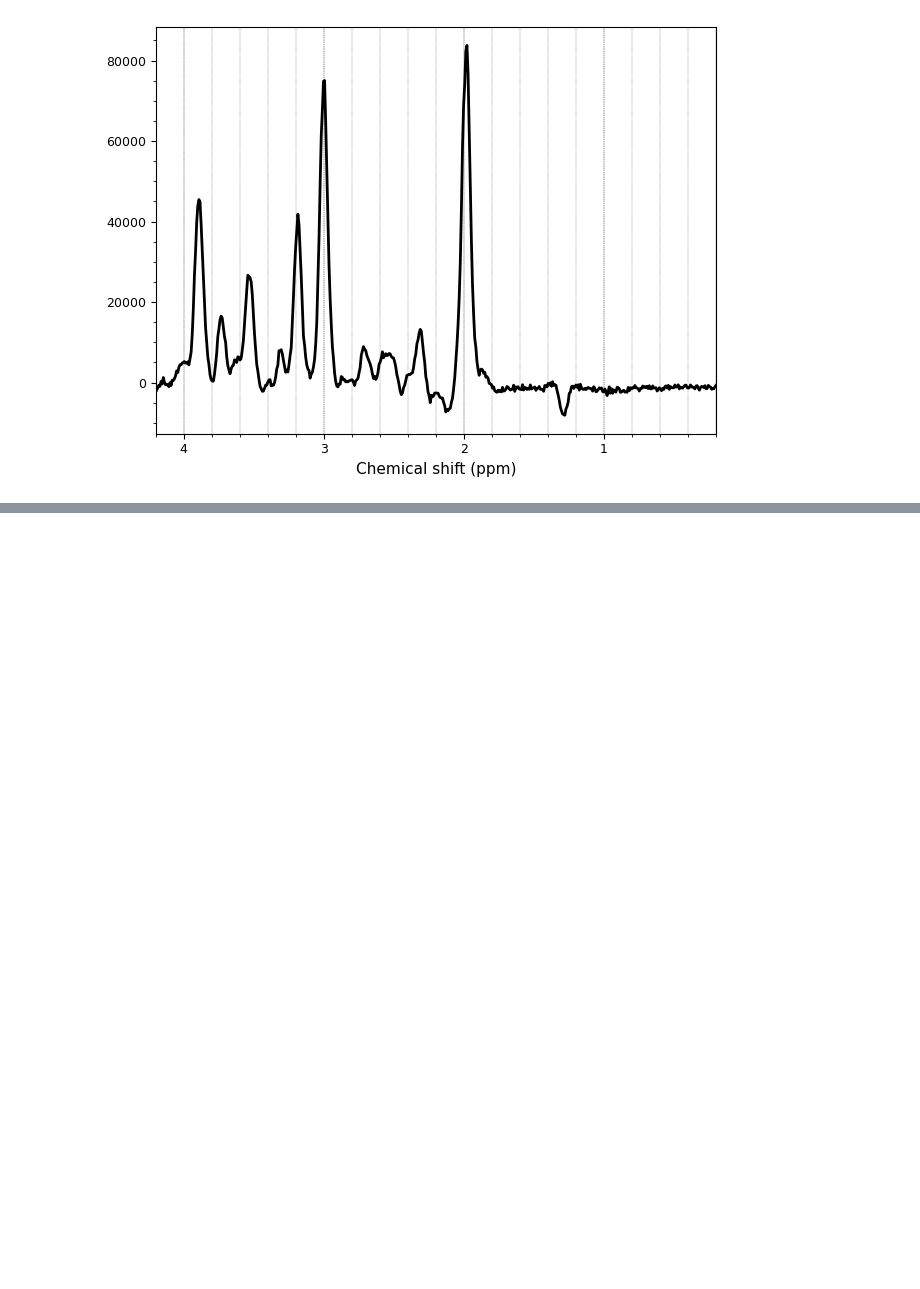
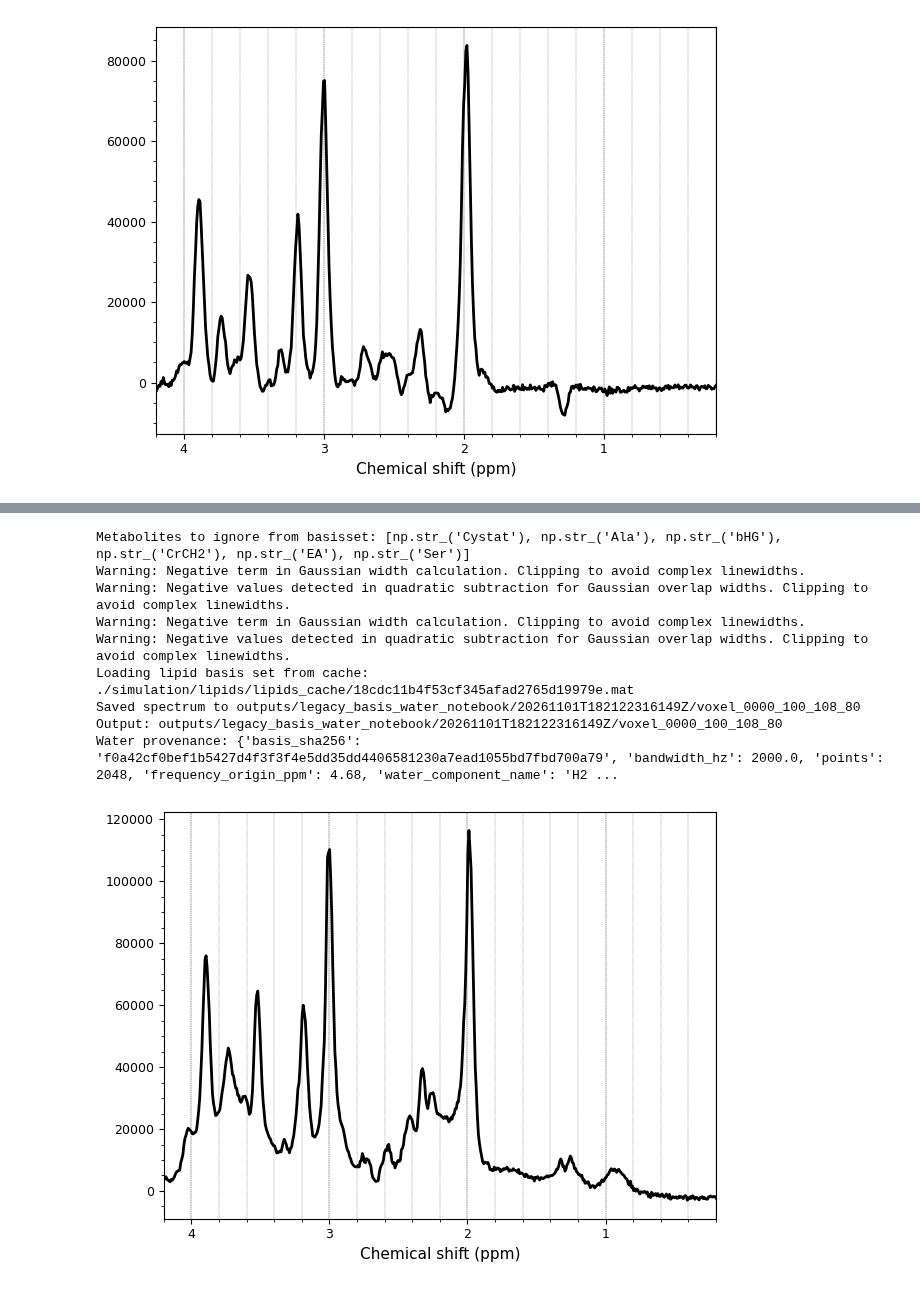
Before and after one commit to wtclarke/MRS-Digital-Phantom, a Jupyter notebook: notebooks/headless_simulation.ipynb, the cells around one changed output, grey strips where cells are left out. Saved outputs shown, nothing was run; the diff lists cells and outputs as text; code cells hidden in the pictures; blank space fills up the shorter version.

```diff
--- a/notebooks/headless_simulation.ipynb
+++ b/notebooks/headless_simulation.ipynb
@@ -214,0 +131,33 @@ All generated acquisitions, plots and execution records belong under the ignored
+# %%
+original_wref_settings = configuration('/Users/wclarke/Downloads/LCM_basis/GE_PRESS_TE35.BASIS')
+original_wref_settings['simulation_params']['shim_amplitude_hz'] = 3.0
+original_wref_output = Path('outputs/legacy_basis_water_notebook') / datetime.now(timezone.utc).strftime('%Y%m%dT%H%M%S%fZ')
+original_wref_result = simulate_batch(
+    [(100,108,80),],
+    original_wref_settings,
+    individual_components=["Metabs",], #  "MMs", "Lipids", "Water", "Noise"
+    save_dir=original_wref_output,
+    seed=123)
+
+print('Output:', original_wref_result[0]['saved_path'])
+print('Water provenance:', original_wref_result[0]['water_reference_provenance'])
+
+
+original_wref_objects = results_to_nifti_mrs(original_wref_result)[0]
+
+_ = original_wref_objects['total'].plot()
+plt.show()
+
+_ = original_wref_objects['water_reference'].plot(ppmlim=(0, 5))
+plt.show()
+# %% [output]
+Metabolites to ignore from basisset: [np.str_('Cystat'), np.str_('Ala'), np.str_('bHG'), np.str_('CrCH2'), np.str_('EA'), np.str_('Ser')]
+Warning: Negative term in Gaussian width calculation. Clipping to avoid complex linewidths.
+Warning: Negative values detected in quadratic subtraction for Gaussian overlap widths. Clipping to avoid complex linewidths.
+Warning: Negative term in Gaussian width calculation. Clipping to avoid complex linewidths.
+Warning: Negative values detected in quadratic subtraction for Gaussian overlap widths. Clipping to avoid complex linewidths.
+Loading lipid basis set from cache: ./simulation/lipids/lipids_cache/18cdc11b4f53cf345afad2765d19979e.mat
+Saved spectrum to outputs/legacy_basis_water_notebook/20261101T182122316149Z/voxel_0000_100_108_80
+Output: outputs/legacy_basis_water_notebook/20261101T182122316149Z/voxel_0000_100_108_80
+Water provenance: {'basis_sha256': 'f0a42cf0bef1b5427d4f3f3f4e5dd35dd4406581230a7ead1055bd7fbd700a79', 'bandwidth_hz': 2000.0, 'points': 2048, 'frequency_origin_ppm': 4.68, 'water_component_name': 'H2 ...
+[figure, added]
```
Also changed, not shown: parts of 14 cells of this notebook, 1 other file.
